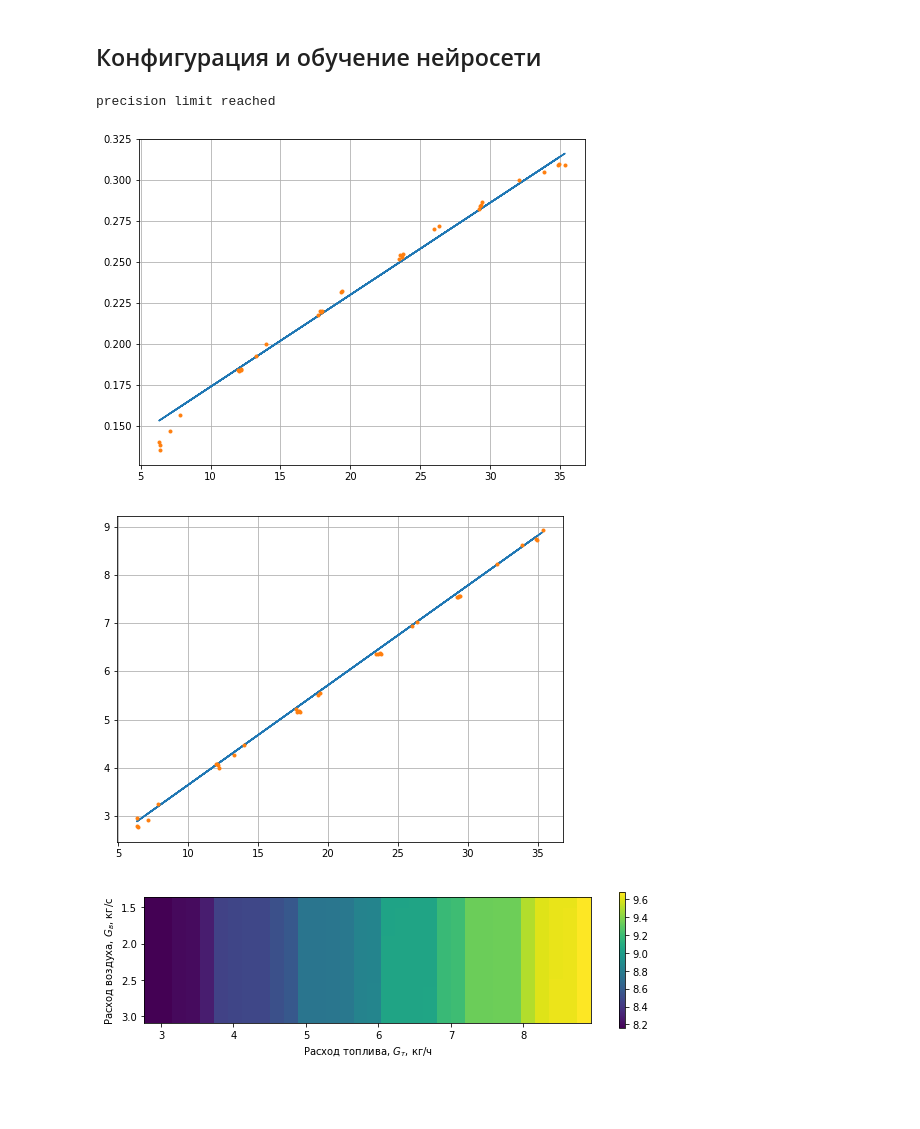
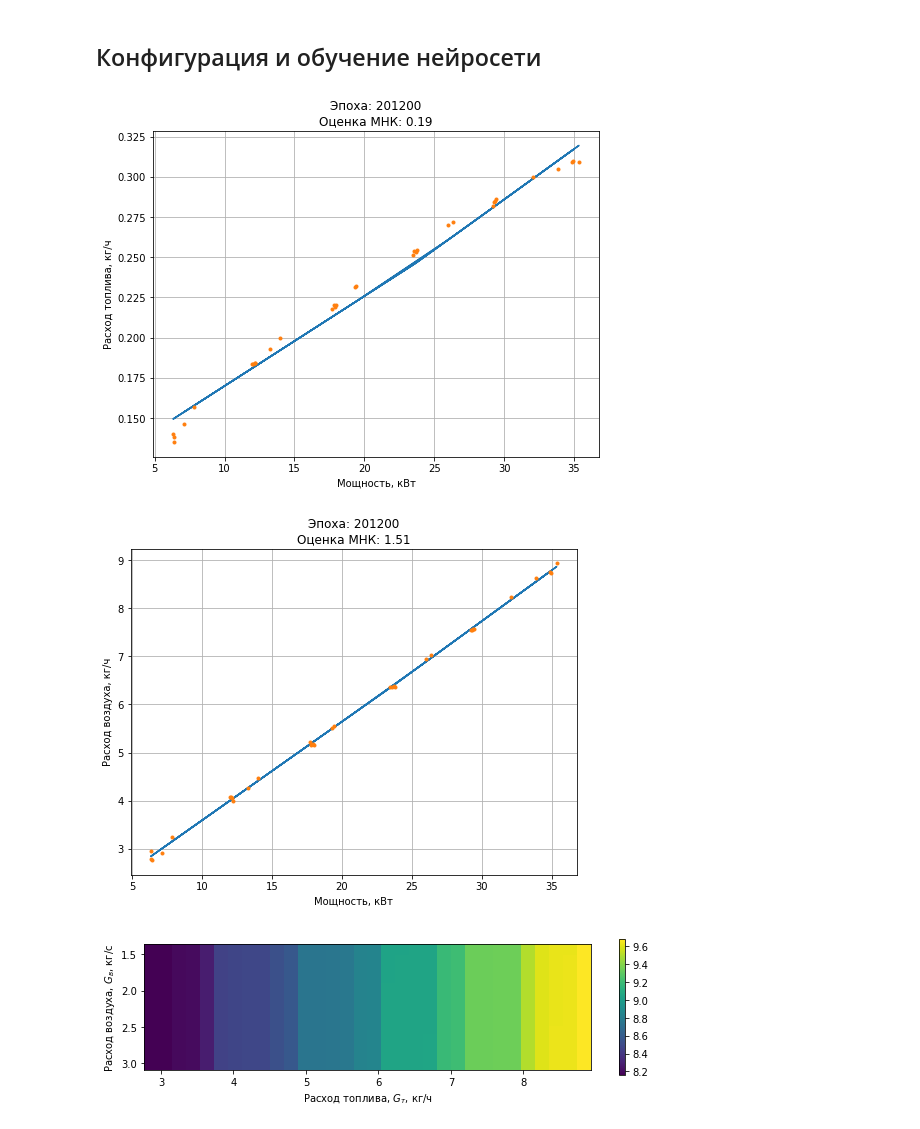
Before and after one commit to ateplovoz/ANN, a Jupyter notebook: ANN_vector_GitVersion.ipynb, the cells around one changed output. Saved outputs shown, nothing was run; the diff lists cells and outputs as text; code cells hidden in the pictures; blank space fills up the shorter version.

```diff
--- a/ANN_vector_GitVersion.ipynb
+++ b/ANN_vector_GitVersion.ipynb
@@ -80,45 +81,53 @@ plt.show()
 # %% [markdown]
 ## Конфигурация и обучение нейросети
 # %%
-ann1 = ann.NNetwork(1,5,2)
-ann1.cfg_input(1)
-ann1.cfg_mass()
-ann1.cfg_type()
-ann1.nwgh_randomize(1,0.2)
+ann1 = ann.NNetwork_test(1,20,2)
+ann1.nacc_tune(0.005)
+ann1.nwgh_tune(0.3,0.1)
 # ann1.nwgh_reset(0.4)
+iterc = 0
 # %%
 thresh = 0.15
-for _ in range(5000):
+for _ in range(50000):
+    iterc += 1
     pick = np.random.randint(len(n))
     ann1.forward([n[pick]])
     ann1.getnetgrad([gt[pick], gv[pick]])
     ann1.backward()
     ann1.ncommit()
+    ann_gt = [ann1.forward([n_it])[0][0] for n_it in n]
+    ann_gv = [ann1.forward([n_it])[0][1] for n_it in n]
     err = cc.sqdistance(gt, ann_gt)
     if err < thresh:
         print(u'precision limit reached')
         break
 
-ann_gt = [ann1.forward([n])[0][0] for n in n]
-ann_gv = [ann1.forward([n])[0][1] for n in n]
-cc.sqdistance(gt, ann_gt)
-
 plt.figure(figsize=(8,6))
+plt.title(u'Эпоха: {0}\nОценка МНК: {1:3.2f}'
+        .format(iterc, err))
 plt.plot(n, ann_gt)
 plt.plot(n, gt, '.')
 plt.grid()
+plt.xlabel(u'Мощность, кВт')
+plt.ylabel(u'Расход топлива, кг/с')
+plt.savefig('gt_approx.png')
 plt.show()
 # %% [output]
-precision limit reached
-[figure, old version]
+[figure, new version]
 # %%
 plt.figure(figsize=(8,6))
+err = cc.sqdistance(ann_gv, gv)
+plt.title(u'Эпоха: {0}\nОценка МНК: {1:3.2f}'
+        .format(iterc, err))
 plt.plot(n, ann_gv)
 plt.plot(n, gv, '.')
 plt.grid()
+plt.xlabel(u'Мощность, кВт')
+plt.ylabel(u'Расход воздуха, кг/ч')
+plt.savefig('gv_approx.png')
 plt.show()
 # %% [output]
-[figure, old version]
+[figure, new version]
 # %%
 ann2 = ann.NNetwork(2,8,1)
 ann2.cfg_input(2)
```
Also changed, not shown: parts of 9 cells of this notebook, 2 other files.
